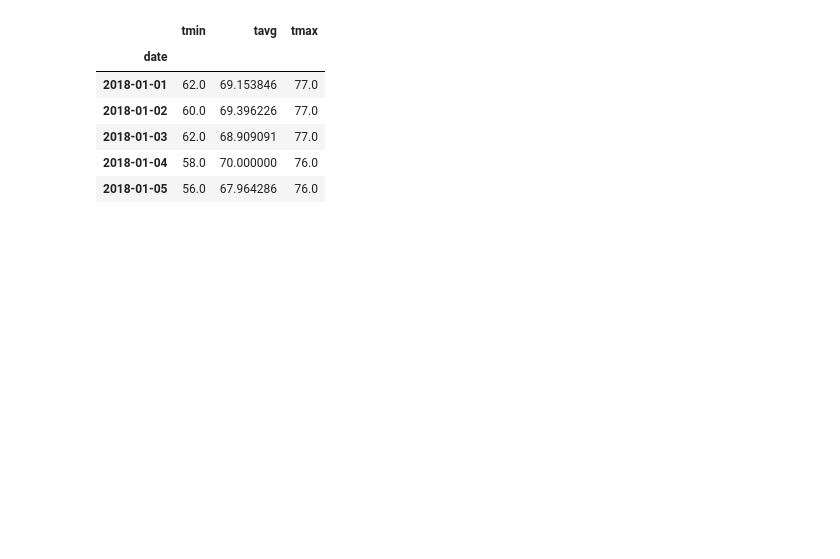
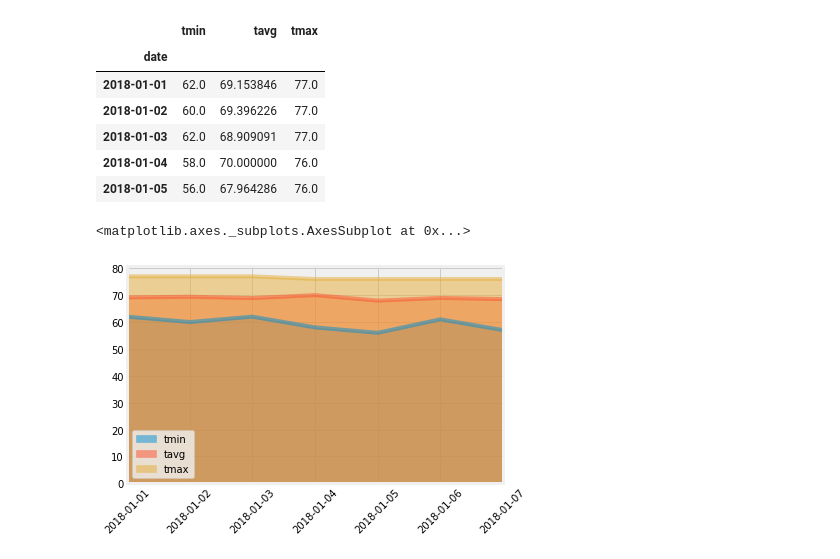
Before and after one commit to bfiroozfard/Flask_SQLAlchmey-Surf-Up, a Jupyter notebook: behnamjob.ipynb, the cells around one changed output. Saved outputs shown, nothing was run; the diff lists cells and outputs as text; code cells hidden in the pictures; blank space fills up the shorter version.

```diff
--- a/behnamjob.ipynb
+++ b/behnamjob.ipynb
@@ -371,0 +333,7 @@ plt.show()
+# %%
+sel = [Measurement.station,Station.name,func.sum(Measurement.prcp),Station.latitude,Station.longitude,Station.elevation]
+last_query= session.query(*sel).filter(Measurement.station == Station.station).\
+filter(Measurement.date >= start_date).filter(Measurement.date <= end_date)\
+.group_by(Measurement.station)\
+.order_by(func.sum(Measurement.prcp).desc()).all()
+last_query
@@ -397,3 +381,17 @@ def daily_normals(date):
 daily_normals("01-01")
 # %% [output]
 [(62.0, 69.15384615384616, 77.0)]
+# %%
+start_date ='2018-01-01'
+end_date='2018-01-07'
+e=dt.date(2018,1,7)
+s=dt.date(2018,1,1)
+d=e-s
+i=s
+results=[]
+while (i<=e):
+        results.append(tuple(np.ravel(daily_normals(i.strftime("%m-%d")))))
+        i+=dt.timedelta(days=1)
+
+
+print(results)
@@ -399,0 +400,7 @@ daily_normals("01-01")
+# %%
+i=s
+date_index=[]
+while (i<=e):
+        date_index.append(i.isoformat())
+        i+=dt.timedelta(days=1)
+print(date_index)
@@ -416,3 +427,6 @@ daily_normals("01-01")
  (56.0, 67.96428571428571, 76.0),
  (61.0, 68.96491228070175, 76.0),
  (57.0, 68.54385964912281, 76.0)]
+# %%
+results_pd=pd.DataFrame(data=results,index=date_index,columns=['tmin','tavg','tmax'])
+results_pd
@@ -426,6 +449,14 @@ daily_normals("01-01")
 | 2018-01-03 | 62.0 | 68.909091 | 77.0 |
 | 2018-01-04 | 58.0 | 70.000000 | 76.0 |
 | 2018-01-05 | 56.0 | 67.964286 | 76.0 |
+# %%
+#plt.xticks(ticks=[1,2,3,4,5,6,7], labels=results_pd.index)
+#plt.stackplot(results_pd.index,results_pd.tmin,results_pd.tavg,results_pd.tmax,stacked=False)
+results_pd.plot(kind='area', stacked=False,rot=45)
+#plt.show()
+# %% [output]
+<matplotlib.axes._subplots.AxesSubplot at 0x...>
+[figure, added]
 # %%
 # Plot the daily normals as an area plot with `stacked=False`
 # %% [output]
```
Also changed, not shown: parts of 35 cells of this notebook, 4 other files.
